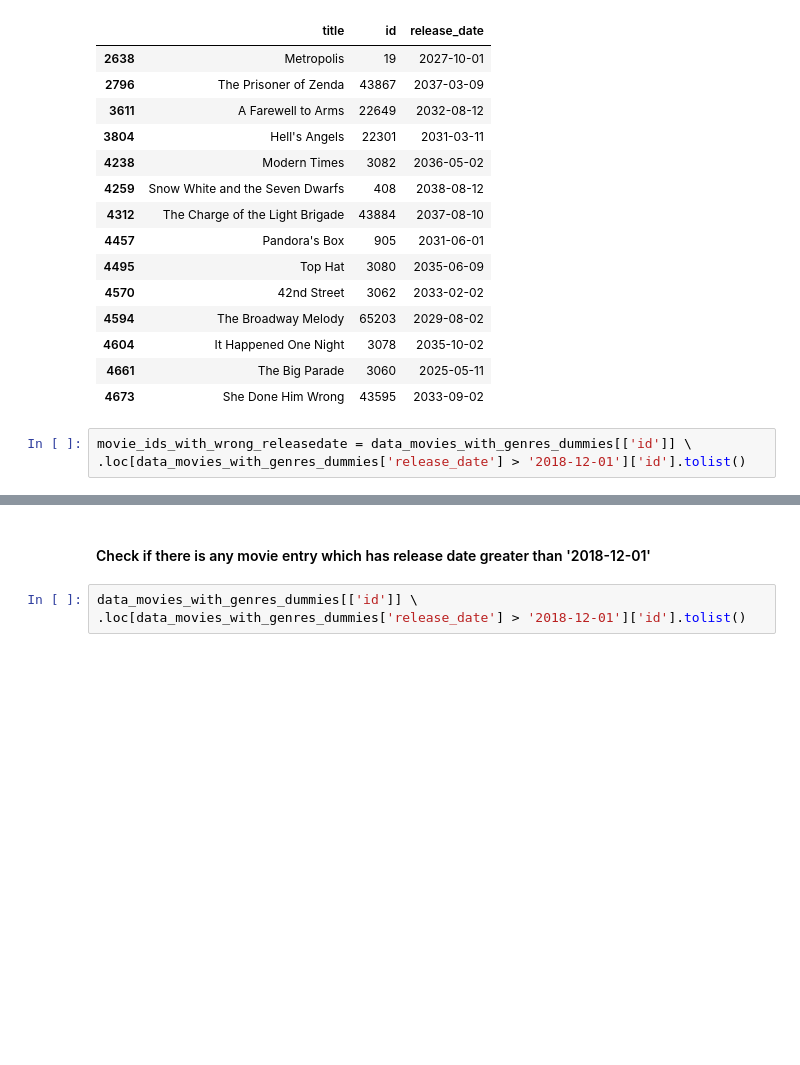
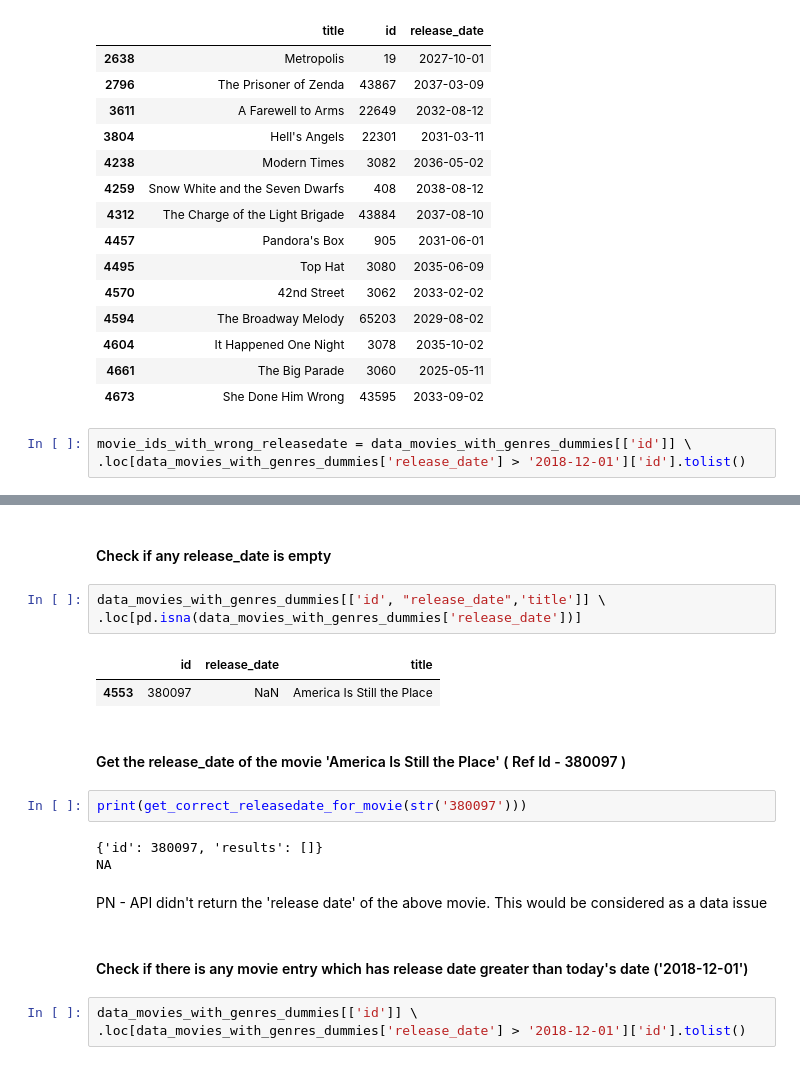
Before and after one commit to MCSDS-UIUC/MCSDS-CS513, a Jupyter notebook: CourseProject/notebook/CS513-FinalProject.ipynb, the cells around one changed output, grey strips where cells are left out. Drawn from its saved outputs; the diff is of its cells as text; blank space fills up the shorter version.

```diff
--- a/CourseProject/notebook/CS513-FinalProject.ipynb
+++ b/CourseProject/notebook/CS513-FinalProject.ipynb
@@ -268,8 +268,25 @@ Number of updated(new release_date) movie-entries count - 1
 | 11 | 3078 | 2035-10-02 | 1934-02-22 |
 | 12 | 3060 | 2025-05-11 | 1925-11-05 |
 | 13 | 43595 | 2033-09-02 | 1933-02-09 |
+# %% [markdown]
+#### Check if any release_date is empty
+# %%
+data_movies_with_genres_dummies[['id', "release_date",'title']] \
+.loc[pd.isna(data_movies_with_genres_dummies['release_date'])]
+# %% [output]
+|  | id | release_date | title |
+| 4553 | 380097 | NaN | America Is Still the Place |
+# %% [markdown]
+#### Get the release_date of the movie 'America Is Still the Place' ( Ref Id - 380097 )
+# %%
+print(get_correct_releasedate_for_movie(str('380097')))
+# %% [output]
+{'id': 380097, 'results': []}
+NA
+# %% [markdown]
+PN - API didn't return the 'release date' of the above movie. This would be considered as a data issue
 # %% [markdown]
-#### Check if there is any movie entry which has release date greater than '2018-12-01'
+#### Check if there is any movie entry which has release date greater than today's date ('2018-12-01')
 # %%
 data_movies_with_genres_dummies[['id']] \
 .loc[data_movies_with_genres_dummies['release_date'] > '2018-12-01']['id'].tolist()
```
Also changed, not shown: parts of 1 cell of this notebook, 3 other files.
